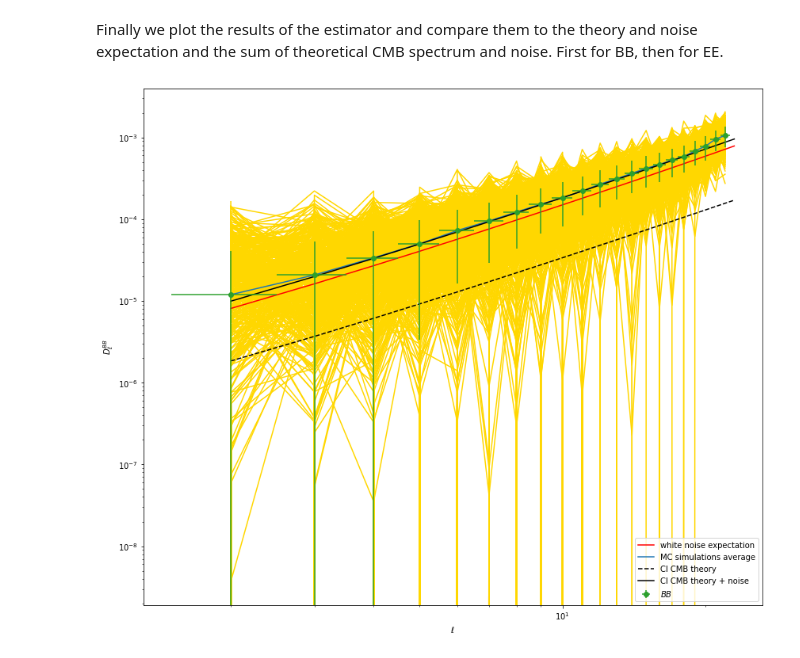
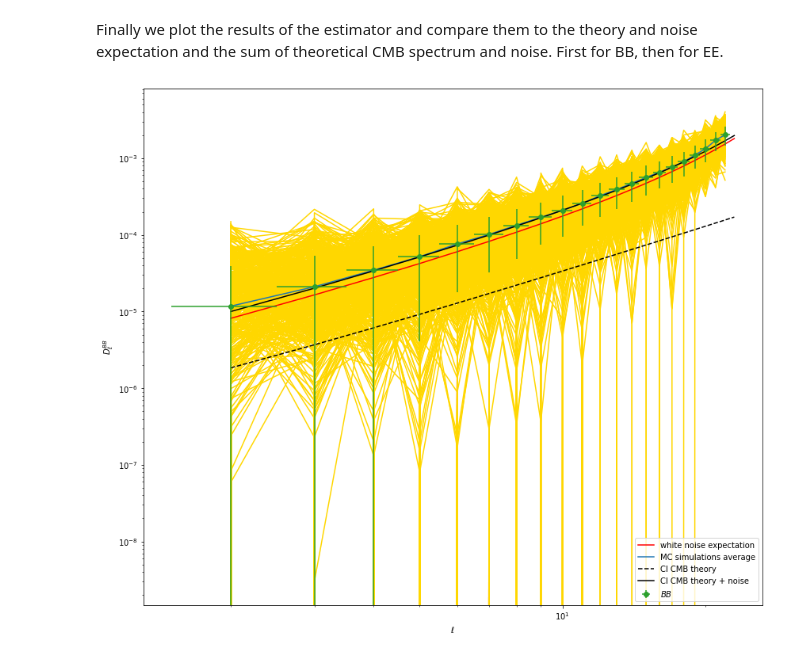
Before and after one commit to pcampeti/Like_and_PSE_tutorial, a Jupyter notebook: xQML_tutorial.ipynb, the cells around one changed output. Drawn from its saved outputs; the diff is of its cells as text; code cells hidden in the pictures.

```diff
--- a/xQML_tutorial.ipynb
+++ b/xQML_tutorial.ipynb
@@ -211,36 +211,36 @@ def Nell(depth_p, fwhm, lmax):
     return nl[2:]
 # %% [markdown]
 Finally we plot the results of the estimator and compare them to the theory and noise expectation and the sum of theoretical CMB spectrum and noise. First for BB, then for EE.
-# %%
-# ############## Plot estimator results ###############
-ell = np.arange(2, lmax+1)
-lb = lb[:-1]
-
-# plot BB
-fig = plt.figure(figsize=(14,12), facecolor='w', edgecolor='k')
-ax = plt.gca()
-toDl = lb*(lb+1)/2./np.pi
-
-s=1 # take only BB spectra
-for i in range(nsimu_corr):
-    plot(lb, toDl*allcl[i][s], color='gold')
-
-errorbar(lb, toDl*hcl[s], yerr=toDl*scl[s], xerr=(bins.dl/2)[:-1], fmt='o',
-         color='C%i' % ispecs[s], label=r"$%s$" % spec[s], zorder=1000)
-plot(ell, ell*(ell+1)/2./np.pi*Nell(muKarcmin, fwhm, lmax)[:-1], color='red', label='white noise expectation')
-loglog()
-plot(lb, toDl*hcl[s], label='MC simulations average')
-plot(lth, lth*(lth+1)/2./np.pi*clth[2][2:max(lth)+1].T, '--k', label='Cl CMB theory')
-plot(lth, lth*(lth+1)/2./np.pi*(clth[2][2:max(lth)+1].T+Nell(muKarcmin, fwhm, lmax)[:-1]), '-', color='black', label='Cl CMB theory + noise')
-
-
-ylabel(r"$D_\ell^{BB}$")
-xlabel(r"$\ell$")
-legend(loc=4, frameon=True)
-savefig('xQML_BB_Planck_whitenoise_fsky'+str(fsky)+'.pdf', format='pdf', dpi=1000, bbox_inches='tight')
-show()
-# %% [output]
-[figure, removed]
+# %%
+# ############## Plot estimator results ###############
+ell = np.arange(2, lmax+1)
+lb = lb[:-1]
+
+# plot BB
+fig = plt.figure(figsize=(14,12), facecolor='w', edgecolor='k')
+ax = plt.gca()
+toDl = lb*(lb+1)/2./np.pi
+
+s=1 # take only BB spectra
+for i in range(nsimu_corr):
+    plot(lb, toDl*allcl[i][s], color='gold')
+
+errorbar(lb, toDl*hcl[s], yerr=toDl*scl[s], xerr=(bins.dl/2)[:-1], fmt='o',
+         color='C%i' % ispecs[s], label=r"$%s$" % spec[s], zorder=1000)
+plot(ell, ell*(ell+1)/2./np.pi*Nell(muKarcmin, fwhm, lmax)[:-1]/fpixw[2:]**2, color='red', label='white noise expectation')
+loglog()
+plot(lb, toDl*hcl[s], label='MC simulations average')
+plot(lth, lth*(lth+1)/2./np.pi*clth[2][2:max(lth)+1].T, '--k', label='Cl CMB theory')
+plot(lth, lth*(lth+1)/2./np.pi*(clth[2][2:max(lth)+1].T+Nell(muKarcmin, fwhm, lmax)[:-1]/fpixw[2:]**2), '-', color='black', label='Cl CMB theory + noise')
+
+
+ylabel(r"$D_\ell^{BB}$")
+xlabel(r"$\ell$")
+legend(loc=4, frameon=True)
+savefig('xQML_BB_Planck_whitenoise_fsky'+str(fsky)+'.pdf', format='pdf', dpi=1000, bbox_inches='tight')
+show()
+# %% [output]
+[figure, added]
 # %%
 # plot EE
 fig = plt.figure(figsize=(14,12), facecolor='w', edgecolor='k')
```
Also changed, not shown: parts of 7 cells of this notebook.
